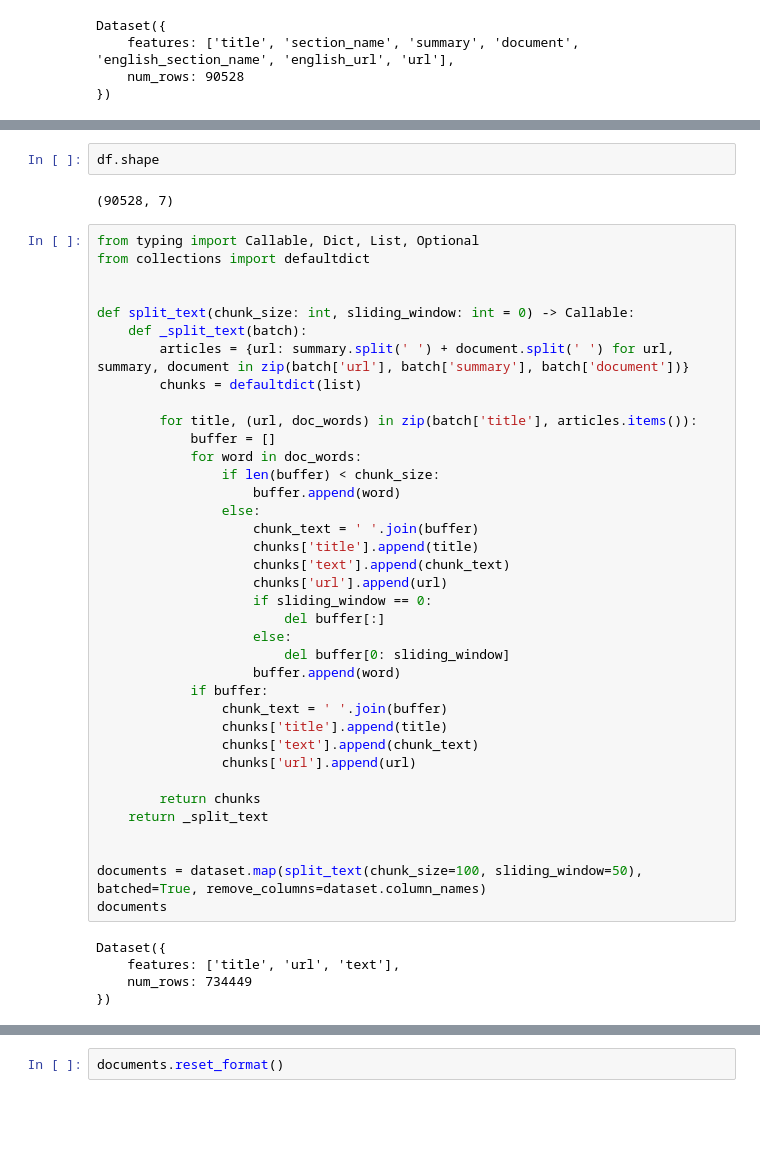
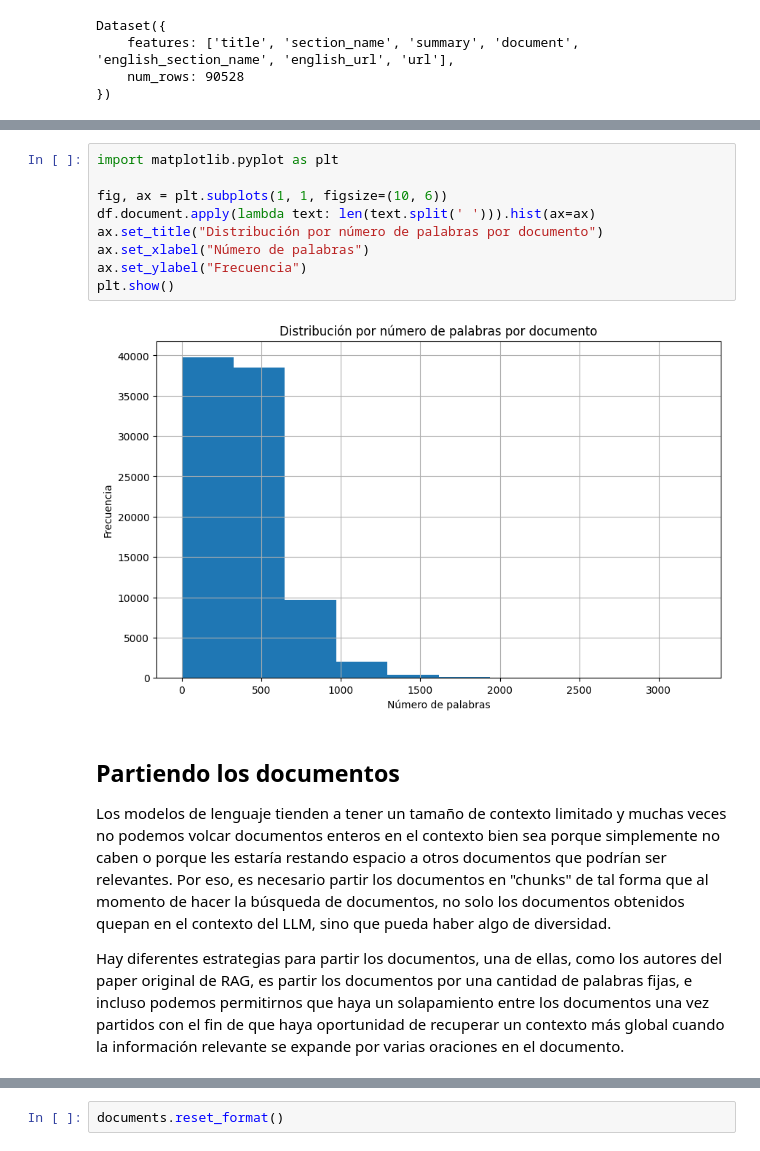
Before and after one commit to Ohtar10/icesi-advanced-dl, a Jupyter notebook: Unidad 3 - Transformers/ollama-rag.ipynb, the cells around one changed output, grey strips where cells are left out. Cells and saved outputs as stored; diff of their text form; blank space fills up the shorter version.

```diff
--- a/Unidad 3 - Transformers/ollama-rag.ipynb
+++ b/Unidad 3 - Transformers/ollama-rag.ipynb
@@ -46,49 +63,20 @@ df.head(15)
 | 12 | ¿Cómo eliminar Un diente que has ... | Esperar y mirar | Ten en cuenta cuándo ver a un méd... | La mayoría de los objetos que son... | Waiting and Watching | https://www.wikihow.com/Remove-a-... | https://es.wikihow.com/eliminar-u... |
 | 13 | ¿Cómo superar El miedo a las agua... | Prepararte mentalmente | Reconoce tu miedo. Coloca tu mied... | Muchas personas que padecen esta ... | Mentally Preparing Yourself | https://www.wikihow.com/Get-over-... | https://es.wikihow.com/superar-el... |
 | 14 | ¿Cómo criar Periquitos? | Crear el hábitat | Escoge una jaula de al menos 60 x... | Esto les dará espacio para que vu... | Setting Up the Habitat | https://www.wikihow.com/Breed-Bud... | https://es.wikihow.com/criar-peri... |
-# %%
-df.shape
-# %% [output]
-(90528, 7)
-# %%
-from typing import Callable, Dict, List, Optional
-from collections import defaultdict
-
-
-def split_text(chunk_size: int, sliding_window: int = 0) -> Callable:
-    def _split_text(batch):
-        articles = {url: summary.split(' ') + document.split(' ') for url, summary, document in zip(batch['url'], batch['summary'], batch['document'])}
-        chunks = defaultdict(list)
-
-        for title, (url, doc_words) in zip(batch['title'], articles.items()):
-            buffer = []
-            for word in doc_words:
-                if len(buffer) < chunk_size:
-                    buffer.append(word)
-                else:
-                    chunk_text = ' '.join(buffer)
-                    chunks['title'].append(title)
-                    chunks['text'].append(chunk_text)
-                    chunks['url'].append(url)
-                    if sliding_window == 0:
-                        del buffer[:]
-                    else:
-                        del buffer[0: sliding_window]
-                    buffer.append(word)
-            if buffer:
-                chunk_text = ' '.join(buffer)
-                chunks['title'].append(title)
-                chunks['text'].append(chunk_text)
-                chunks['url'].append(url)
-
-        return chunks
-    return _split_text
-
-
-documents = dataset.map(split_text(chunk_size=100, sliding_window=50), batched=True, remove_columns=dataset.column_names)
-documents
-# %% [output]
-Dataset({
-    features: ['title', 'url', 'text'],
-    num_rows: 734449
-})
+# %%
+import matplotlib.pyplot as plt
+
+fig, ax = plt.subplots(1, 1, figsize=(10, 6))
+df.document.apply(lambda text: len(text.split(' '))).hist(ax=ax)
+ax.set_title("Distribución por número de palabras por documento")
+ax.set_xlabel("Número de palabras")
+ax.set_ylabel("Frecuencia")
+plt.show()
+# %% [output]
+[figure, added]
+# %% [markdown]
+## Partiendo los documentos
+
+Los modelos de lenguaje tienden a tener un tamaño de contexto limitado y muchas veces no podemos volcar documentos enteros en el contexto bien sea porque simplemente no caben o porque les estaría restando espacio a otros documentos que podrían ser relevantes. Por eso, es necesario partir los documentos en "chunks" de tal forma que al momento de hacer la búsqueda de documentos, no solo los documentos obtenidos quepan en el contexto del LLM, sino que pueda haber algo de diversidad.
+
+Hay diferentes estrategias para partir los documentos, una de ellas, como los autores del paper original de RAG, es partir los documentos por una cantidad de palabras fijas, e incluso podemos permitirnos que haya un solapamiento entre los documentos una vez partidos con el fin de que haya oportunidad de recuperar un contexto más global cuando la información relevante se expande por varias oraciones en el documento.
```
Also changed, not shown: parts of 27 cells of this notebook.
